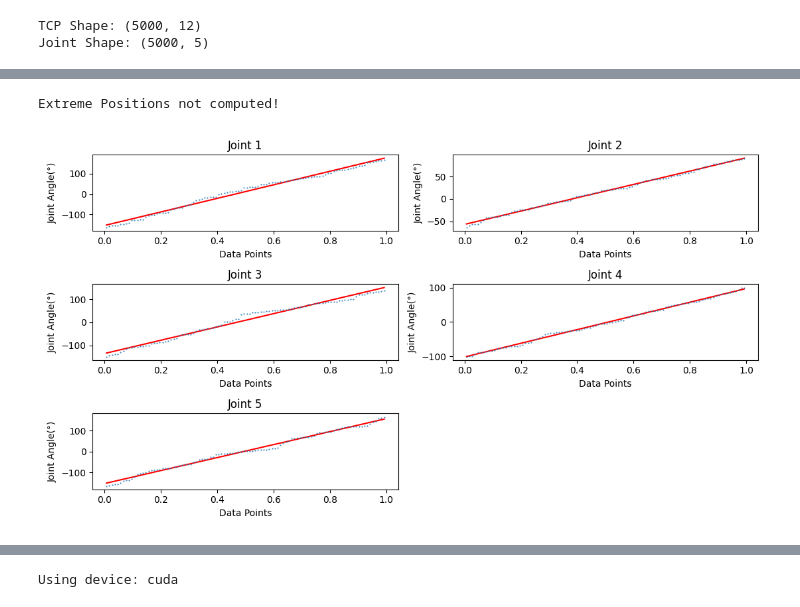
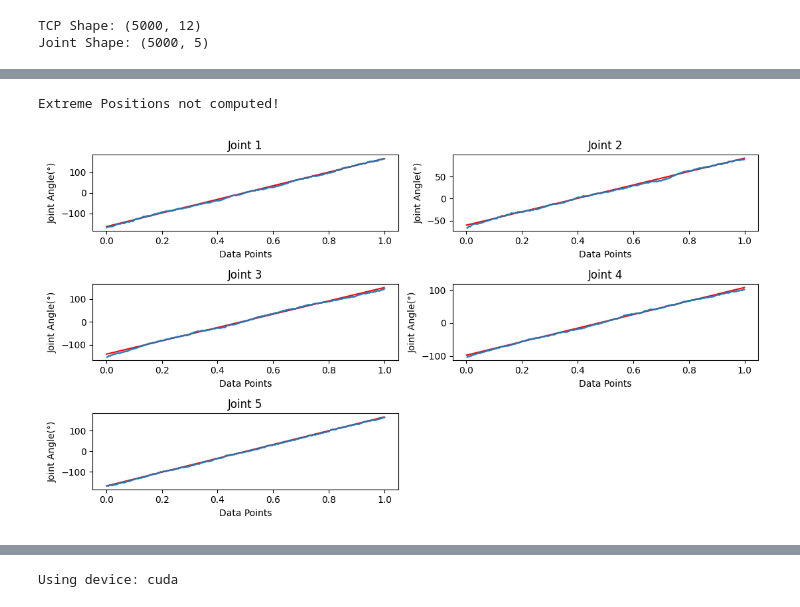
Before and after one commit to RoblabWh/DL-inversekinematic, a Jupyter notebook: 2-Deep Learning Inverse Kinematic.ipynb, the cells around one changed output, grey strips where cells are left out. Drawn from its saved outputs; the diff is of its cells as text; code cells hidden in the pictures.

```diff
--- a/2-Deep Learning Inverse Kinematic.ipynb
+++ b/2-Deep Learning Inverse Kinematic.ipynb
@@ -157,32 +157,32 @@ import matplotlib.pyplot as plt
 import numpy as np
 from scipy import stats
 
-n_pos = datahandler.generate_n_positions(n=100)
+n_pos = datahandler.generate_n_positions(n=600)
 n_joints = n_pos.shape[1]
 
 n_cols = int(np.ceil(np.sqrt(n_joints)))
 n_rows = int(np.ceil(n_joints / n_cols))
 
 fig, axs = plt.subplots(n_cols, n_rows, figsize=(11, 6))
 
 axs = axs.flatten()
 
 # remove the extra subplots
 for i in range(n_joints, n_rows * n_cols):
     fig.delaxes(axs[i])
 
 for i in range(n_joints):
     (osm, osr), (slope, intercept, r) = stats.probplot(n_pos[:, i], dist="uniform")
     axs[i].plot(osm, slope*osm + intercept, 'r-', markersize=1)
     axs[i].plot(osm, osr, 'o', markersize=0.5)  # Adjust the markersize here
     axs[i].set_title(f'Joint {i+1}')
     axs[i].set_xlabel('Data Points')
     axs[i].set_ylabel('Joint Angle(°)')
 
 
 
 plt.tight_layout()
 plt.show()
 # %% [output]
 Extreme Positions not computed!
-[figure, old version]
+[figure, new version]
```
Also changed, not shown: parts of 73 cells of this notebook, 22 other files.
